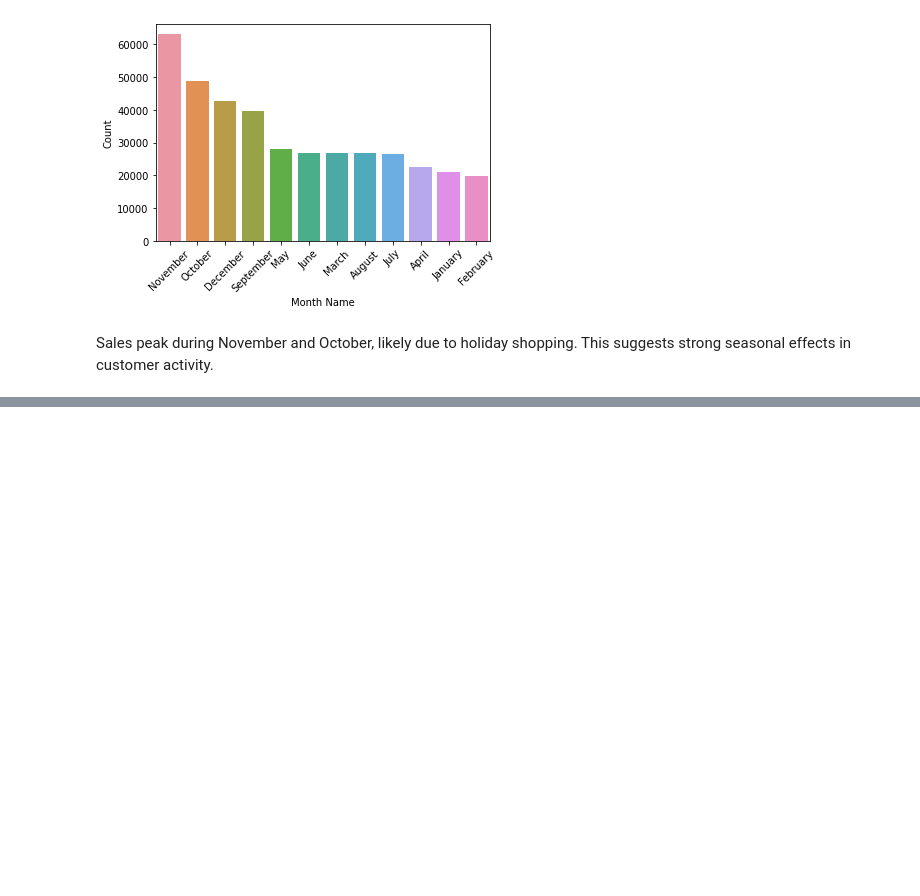
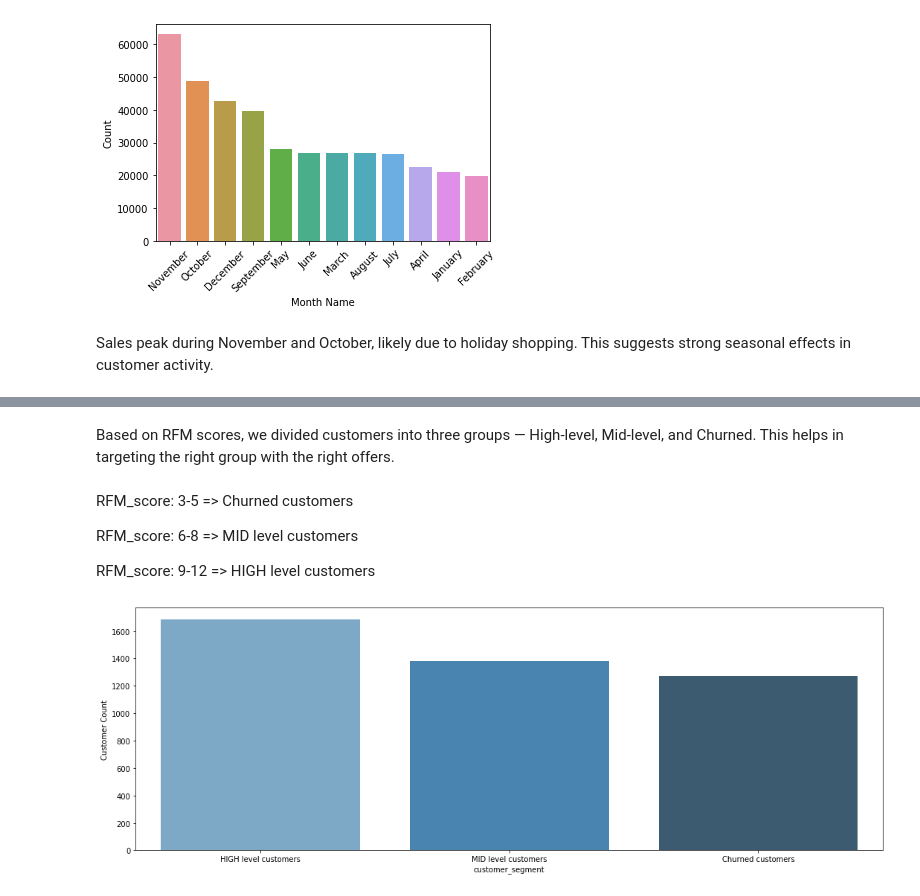
Before and after one commit to MihirKalariya25/MasterProject, a Jupyter notebook: Master_Project_main.ipynb, the cells around one changed output, grey strips where cells are left out. Saved outputs shown, nothing was run; the diff lists cells and outputs as text; code cells hidden in the pictures; blank space fills up the shorter version.

Commit message:
RFM Segmentation: Applied Recency, Frequency, and Monetary analysis for customer segmentation (11th-25th Mar)

```diff
--- a/Master_Project_main.ipynb
+++ b/Master_Project_main.ipynb
@@ -259,0 +336,6 @@ Sales peak during November and October, likely due to holiday shopping. This sug
+# %%
+# Caclculating ratings
+rfm_metrics['r_score']=rfm_metrics['recency'].apply(r_score)
+rfm_metrics['f_score']=rfm_metrics['frequency'].apply(f_score)
+rfm_metrics['m_score']=rfm_metrics['monetary'].apply(m_score)
+rfm_metrics
@@ -259,0 +356,4 @@ Sales peak during November and October, likely due to holiday shopping. This sug
+# %%
+# Building RFM segment
+rfm_metrics['RFM_segment']=rfm_metrics.r_score.astype(str)+rfm_metrics.f_score.astype(str)+rfm_metrics.m_score.astype(str)
+rfm_metrics
@@ -259,0 +374,4 @@ Sales peak during November and October, likely due to holiday shopping. This sug
+# %%
+#Adding all the scores to get an RFM score for each customer
+rfm_metrics['RFM_score']=rfm_metrics.r_score+rfm_metrics.f_score+rfm_metrics.m_score
+rfm_metrics
@@ -259,0 +392,7 @@ Sales peak during November and October, likely due to holiday shopping. This sug
+# %%
+#Creating customer segments based on rfm score
+rfm_metrics['customer_segment']=0 # creating customer segment column
+rfm_metrics.loc[(rfm_metrics.RFM_score>=3) & (rfm_metrics.RFM_score<=5),'customer_segment']='Churned customers'
+rfm_metrics.loc[(rfm_metrics.RFM_score>=6) & (rfm_metrics.RFM_score<=8),'customer_segment']='MID level customers'
+rfm_metrics.loc[(rfm_metrics.RFM_score>=9) & (rfm_metrics.RFM_score<=12),'customer_segment']='HIGH level customers'
+rfm_metrics
@@ -259,0 +413,16 @@ Sales peak during November and October, likely due to holiday shopping. This sug
+# %% [markdown]
+Based on RFM scores, we divided customers into three groups — High-level, Mid-level, and Churned. This helps in targeting the right group with the right offers.
+# %% [markdown]
+RFM_score: 3-5 => Churned customers
+
+RFM_score: 6-8 => MID level customers
+
+RFM_score: 9-12 => HIGH level customers
+# %%
+plt.figure(figsize=(18,6))
+sns.barplot(x='customer_segment',y='CustomerID',data=rfm_metrics,estimator=np.count_nonzero,palette="Blues_d",\
+            order=['HIGH level customers','MID level customers','Churned customers'])
+plt.ylabel('Customer Count')
+plt.show()
+# %% [output]
+[figure, added]
```
Also changed, not shown: parts of 17 cells of this notebook.
